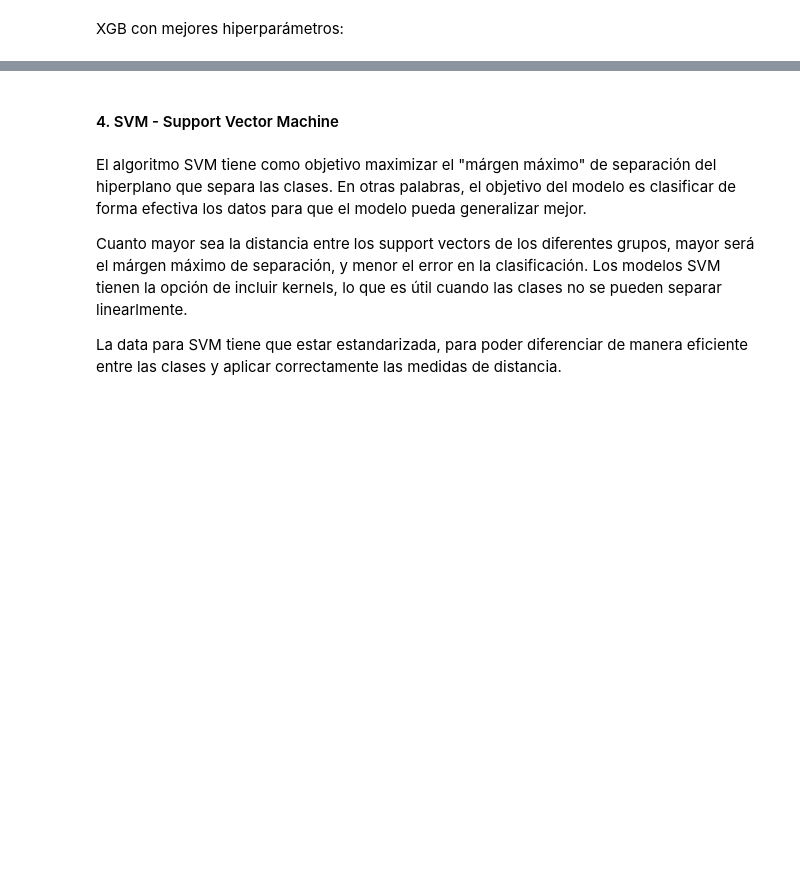
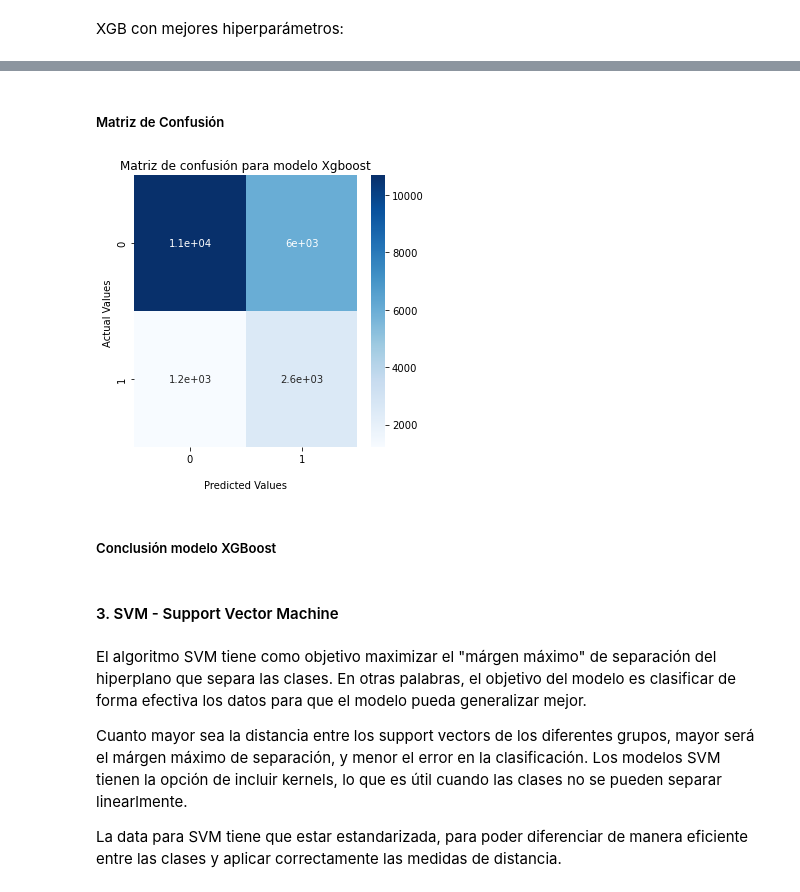
Before and after one commit to rebeccahcohen/Challenge_LATAM, a Jupyter notebook: modelos.ipynb, the cells around one changed output, grey strips where cells are left out. Cells and saved outputs as stored; diff of their text form; code cells hidden in the pictures; blank space fills up the shorter version.

Commit message:
xgboost

```diff
--- a/modelos.ipynb
+++ b/modelos.ipynb
@@ -318,13 +358,20 @@ print(f'The f1 macro score is: {f1_score_macro}')
+# %% [markdown]
+##### Matriz de Confusión
 # %%
 #Veamos la matriz de confusión
 cf_matrix = confusion_matrix(y_test, y_pred)
 ax = sns.heatmap(cf_matrix, annot=True, cmap='Blues')
 
 ax.set_title('Matriz de confusión para modelo Xgboost');
 ax.set_xlabel('\nPredicted Values')
 ax.set_ylabel('Actual Values ');
+plt.rcParams["figure.figsize"] = (5, 5)
+# %% [output]
+[figure, added]
+# %% [markdown]
+##### Conclusión modelo XGBoost
 # %% [markdown]
-#### 4. SVM - Support Vector Machine
+#### 3. SVM - Support Vector Machine
 # %% [markdown]
 El algoritmo SVM tiene como objetivo maximizar el "márgen máximo" de separación del hiperplano que separa las clases. En otras palabras, el objetivo del modelo es clasificar de forma efectiva los datos para que el modelo pueda generalizar mejor.
 
```
Also changed, not shown: parts of 20 cells of this notebook.
